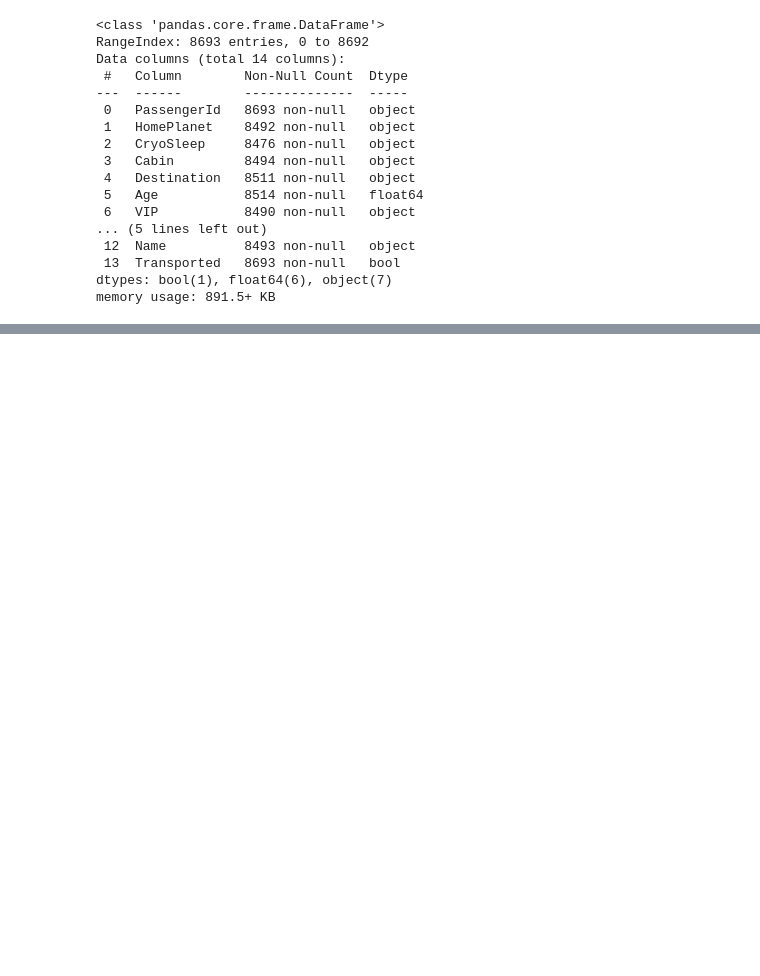
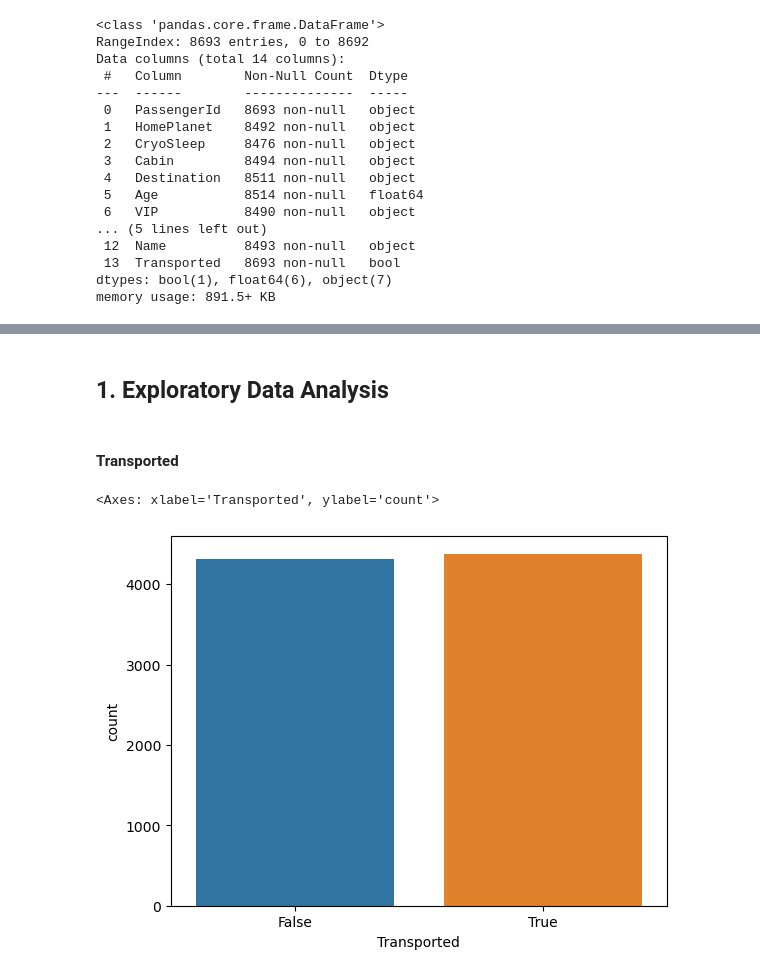
Before and after one commit to marciscar/spaceship-titanic, a Jupyter notebook: Notebooks/spaceship_titanic.ipynb, the cells around one changed output, grey strips where cells are left out. Drawn from its saved outputs; the diff is of its cells as text; code cells hidden in the pictures; blank space fills up the shorter version.

```diff
--- a/Notebooks/spaceship_titanic.ipynb
+++ b/Notebooks/spaceship_titanic.ipynb
@@ -68,0 +80,9 @@ memory usage: 891.5+ KB
+# %% [markdown]
+## 1. Exploratory Data Analysis
+# %% [markdown]
+#### Transported
+# %%
+sns.countplot(data=df, x='Transported')
+# %% [output]
+<Axes: xlabel='Transported', ylabel='count'>
+[figure, added]
```
Also changed, not shown: parts of 28 cells of this notebook, 1 other file.
